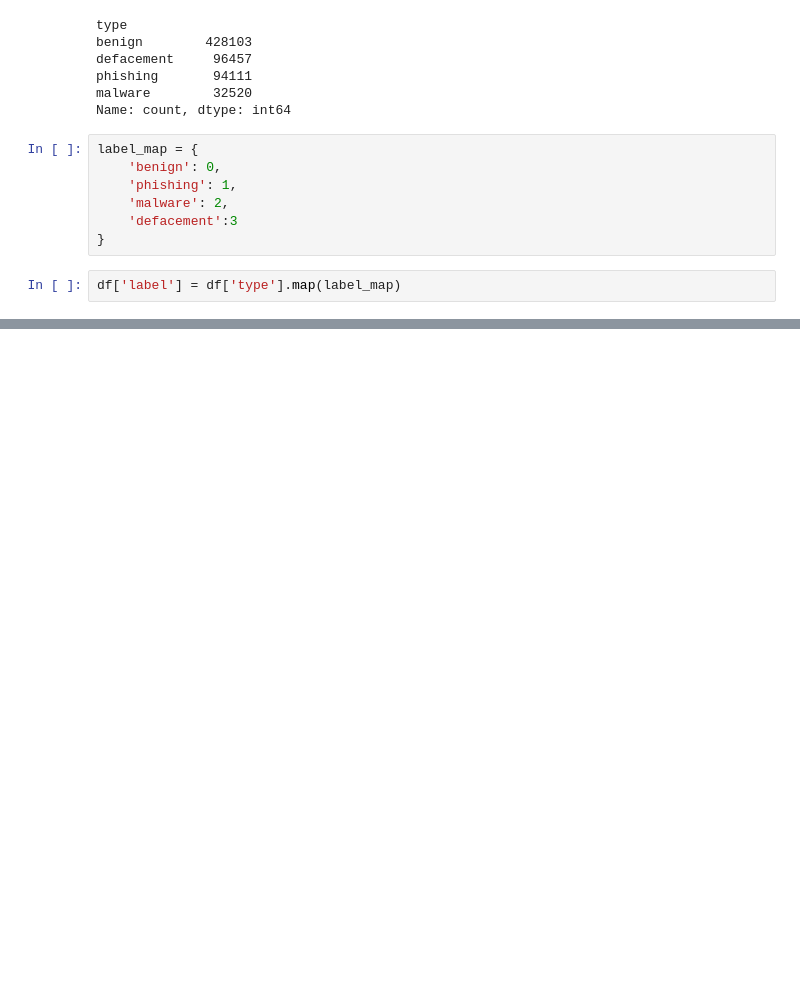
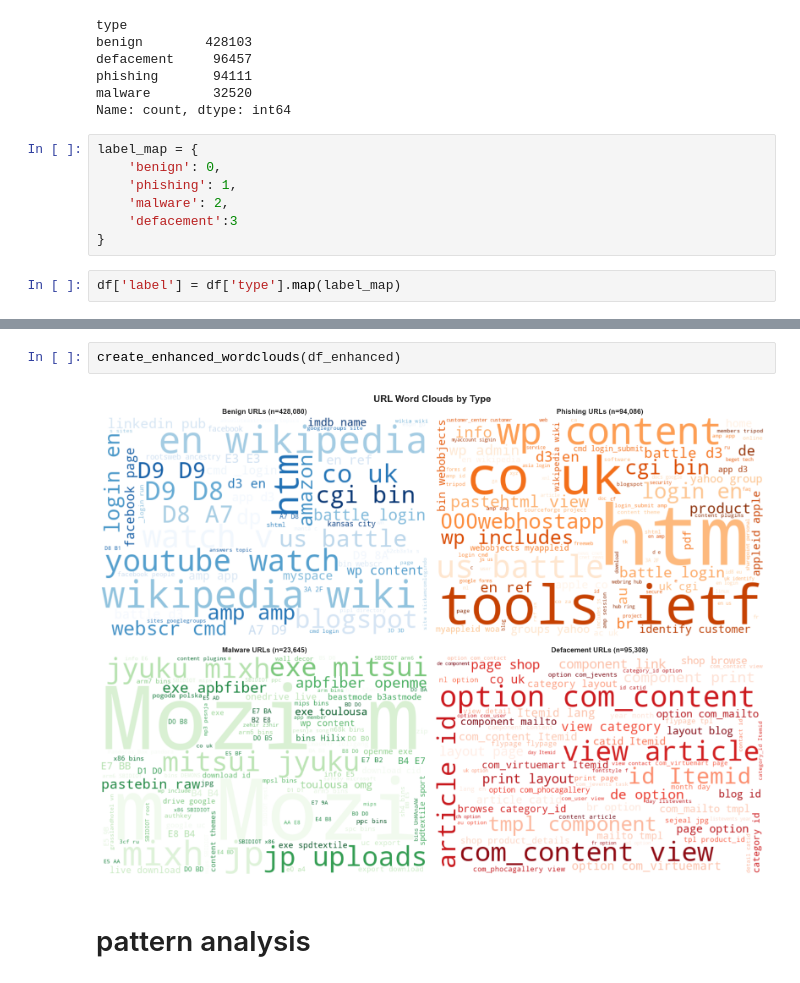
Before and after one commit to kyrikonis/phishing-web-detection, a Jupyter notebook: notebooks/01_data_and_scraping.ipynb, the cells around one changed output, grey strips where cells are left out. Cells and saved outputs as stored; diff of their text form; blank space fills up the shorter version.

```diff
--- a/notebooks/01_data_and_scraping.ipynb
+++ b/notebooks/01_data_and_scraping.ipynb
@@ -90,0 +394,6 @@ dtype: object
+# %%
+create_enhanced_wordclouds(df_enhanced)
+# %% [output]
+[figure, added]
+# %% [markdown]
+# pattern analysis
```
Also changed, not shown: parts of 24 cells of this notebook, 3 other files.
